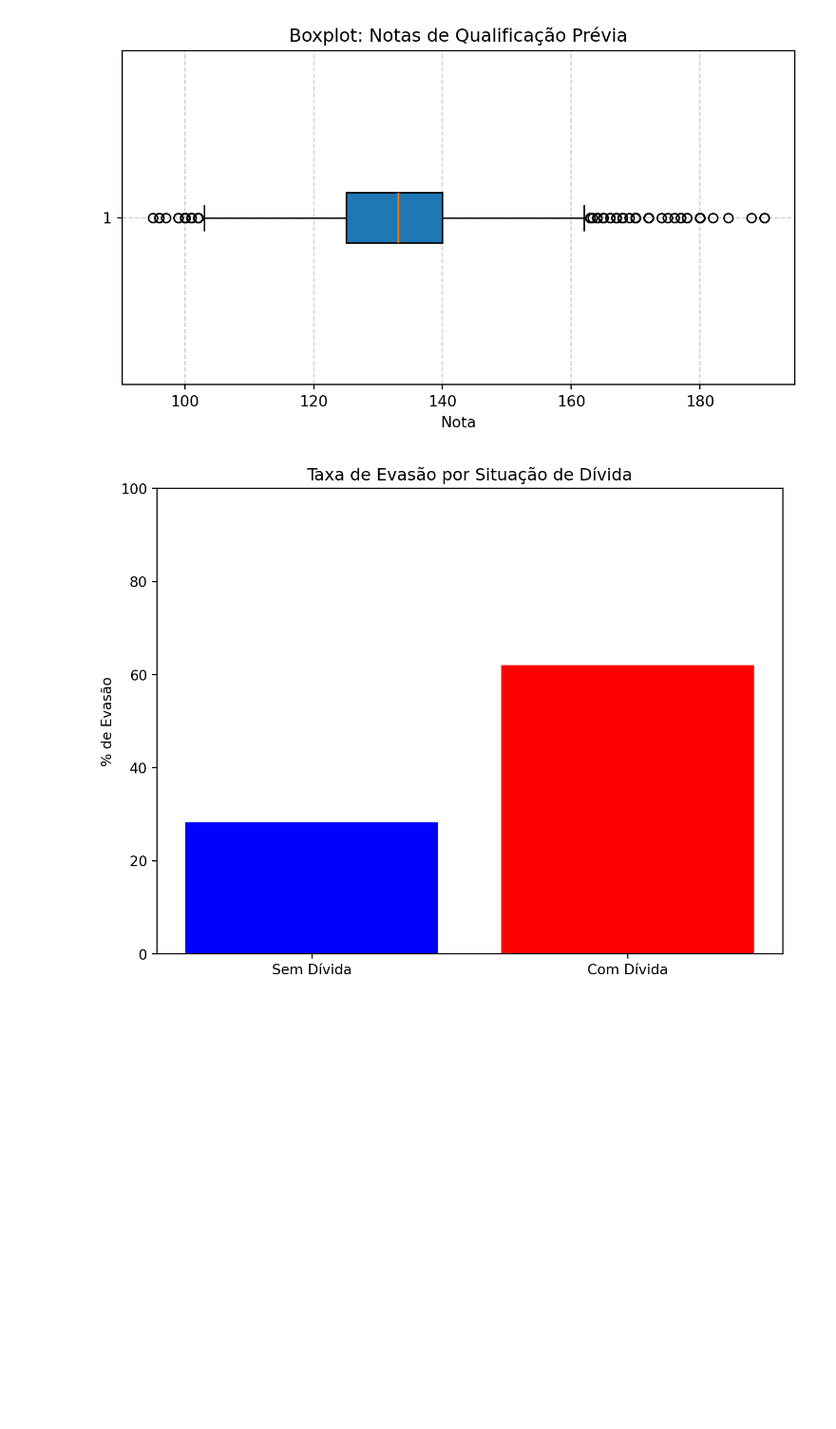
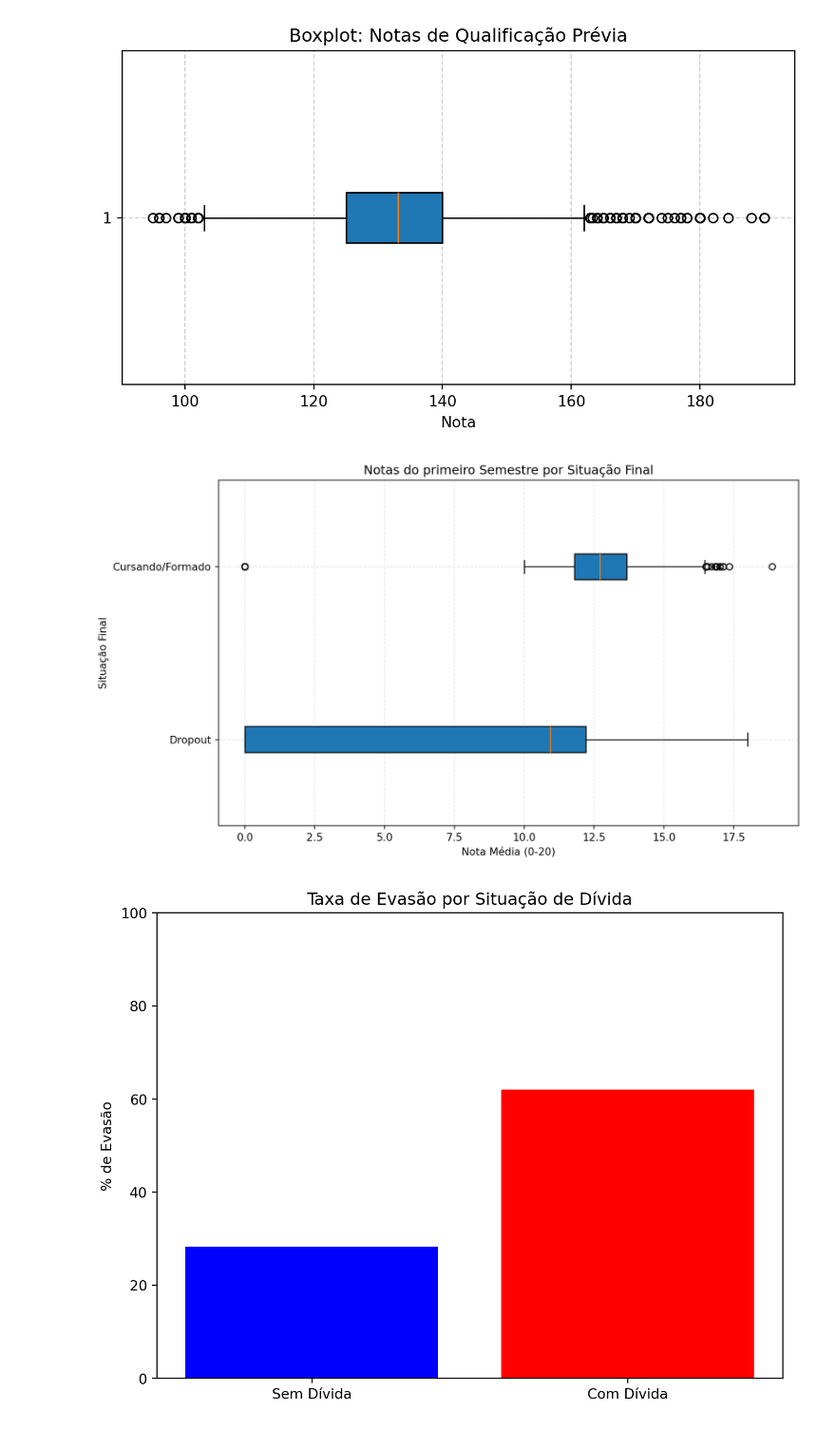
Before and after one commit to ocaiosilv/evasao-universitaria, a Jupyter notebook: index.embed.ipynb, the cells around one changed output. Shown at 95% size. Drawn from its saved outputs; the diff is of its cells as text; code cells hidden in the pictures; blank space fills up the shorter version.

```diff
--- a/index.embed.ipynb
+++ b/index.embed.ipynb
@@ -105,6 +105,29 @@ plt.grid(True, linestyle='--', alpha=0.6)
 plt.show()
 # %% [output]
 [figure]
+# %%
+df['Situacao'] = df['Target'].apply(lambda x: 'Dropout' if x == 'Dropout' else 'Cursando/Formado')
+
+grupos = ['Dropout', 'Cursando/Formado']
+dados_plot = []
+
+for grupo in grupos:
+    filtro = df['Situacao'] == grupo
+    valores = df.loc[filtro, 'Curricular units 1st sem (grade)']
+    valores_limpos = valores[(valores >= 0) & (valores <= 20)]
+
+    dados_plot.append(valores_limpos)
+
+plt.figure(figsize=(10, 6))
+
+plt.boxplot(dados_plot, tick_labels=grupos, patch_artist=True, vert=False)
+plt.title('Notas do primeiro Semestre por Situação Final')
+plt.xlabel('Nota Média (0-20)')
+plt.ylabel('Situação Final')
+plt.grid(True, linestyle='--', alpha=0.3)
+plt.show()
+# %% [output]
+[figure, added]
 # %%
 com_divida = df[df['Debtor'] == 1]
 sem_divida = df[df['Debtor'] == 0]
```
Also changed, not shown: 6 other files.
